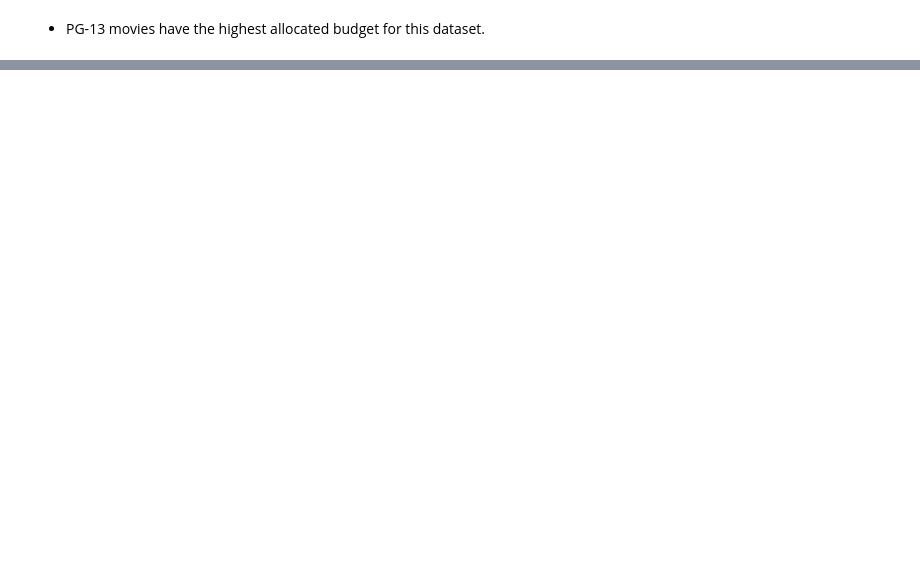
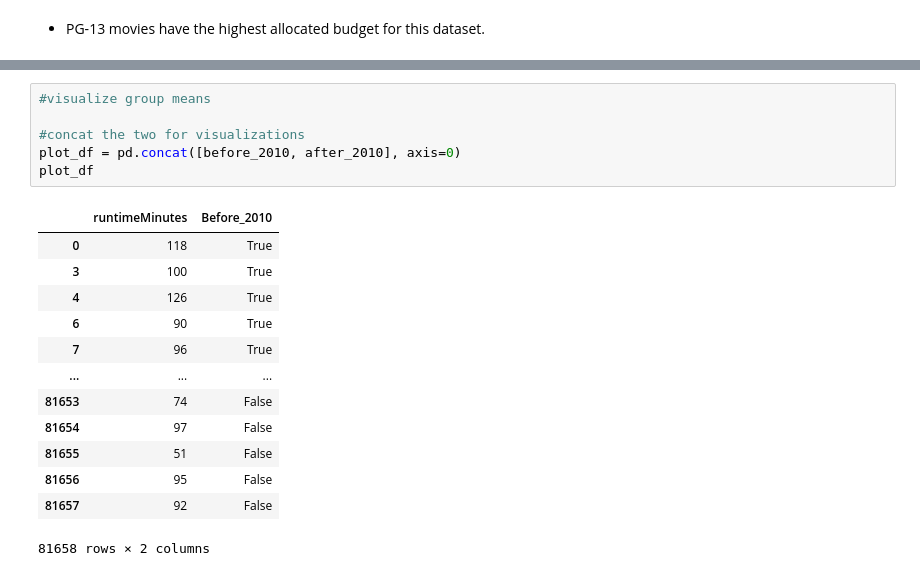
Before and after one commit to sharclark/IMDB-SQL-Database, a Jupyter notebook: IMDB SQL Database - with Hypothesis Testing.ipynb, the cells around one changed output, grey strips where cells are left out. Cells and saved outputs as stored; diff of their text form; blank space fills up the shorter version.

```diff
--- a/IMDB SQL Database - with Hypothesis Testing.ipynb
+++ b/IMDB SQL Database - with Hypothesis Testing.ipynb
@@ -705,0 +837,20 @@ plt.show();
+# %%
+#visualize group means
+
+#concat the two for visualizations
+plot_df = pd.concat([before_2010, after_2010], axis=0)
+plot_df
+# %% [output]
+|  | runtimeMinutes | Before_2010 |
+| 0 | 118 | True |
+| 3 | 100 | True |
+| 4 | 126 | True |
+| 6 | 90 | True |
+| 7 | 96 | True |
+| ... | ... | ... |
+| 81653 | 74 | False |
+| 81654 | 97 | False |
+| 81655 | 51 | False |
+| 81656 | 95 | False |
+| 81657 | 92 | False |
+81658 rows × 2 columns
```
Also changed, not shown: parts of 28 cells of this notebook.
